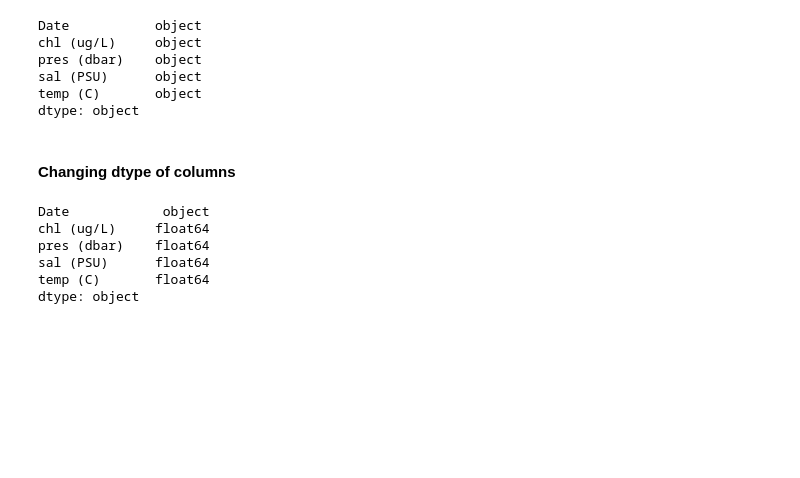
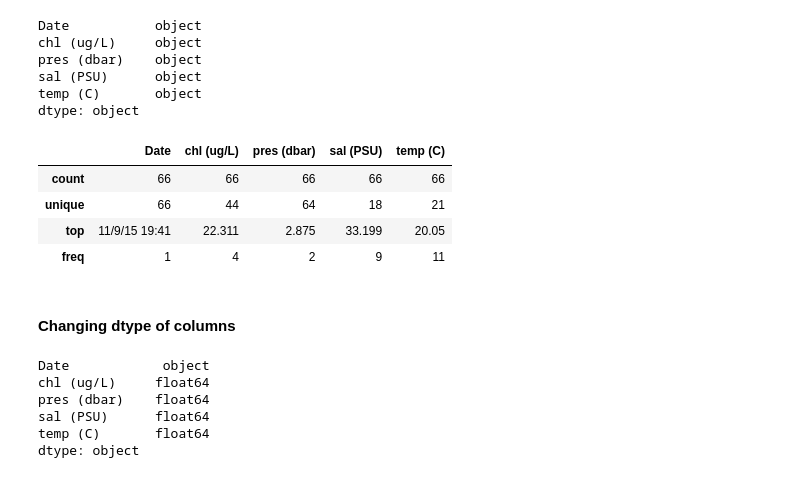
Before and after one commit to cuttlefishh/python-for-data-analysis, a Jupyter notebook: lessons/lesson11.ipynb, the cells around one changed output. Drawn from its saved outputs; the diff is of its cells as text; code cells hidden in the pictures; blank space fills up the shorter version.

```diff
--- a/lessons/lesson11.ipynb
+++ b/lessons/lesson11.ipynb
@@ -264,6 +288,14 @@ pres (dbar)    object
 sal (PSU)      object
 temp (C)       object
 dtype: object
+# %%
+df_sio.describe()
+# %% [output]
+|  | Date | chl (ug/L) | pres (dbar) | sal (PSU) | temp (C) |
+| count | 66 | 66 | 66 | 66 | 66 |
+| unique | 66 | 44 | 64 | 18 | 21 |
+| top | 11/9/15 19:41 | 22.311 | 2.875 | 33.199 | 20.05 |
+| freq | 1 | 4 | 2 | 9 | 11 |
 # %% [markdown]
 #### Changing dtype of columns
 # %%
```
Also changed, not shown: parts of 43 cells of this notebook.
